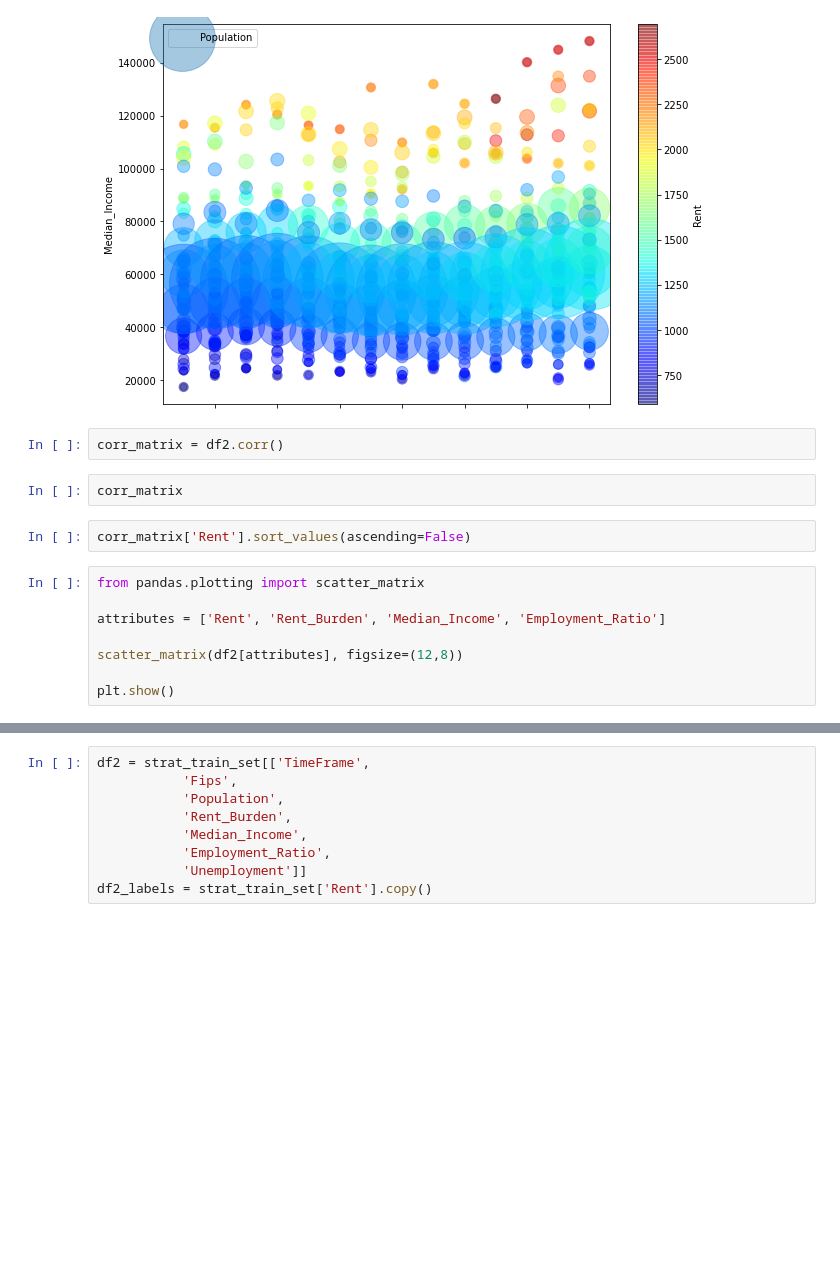
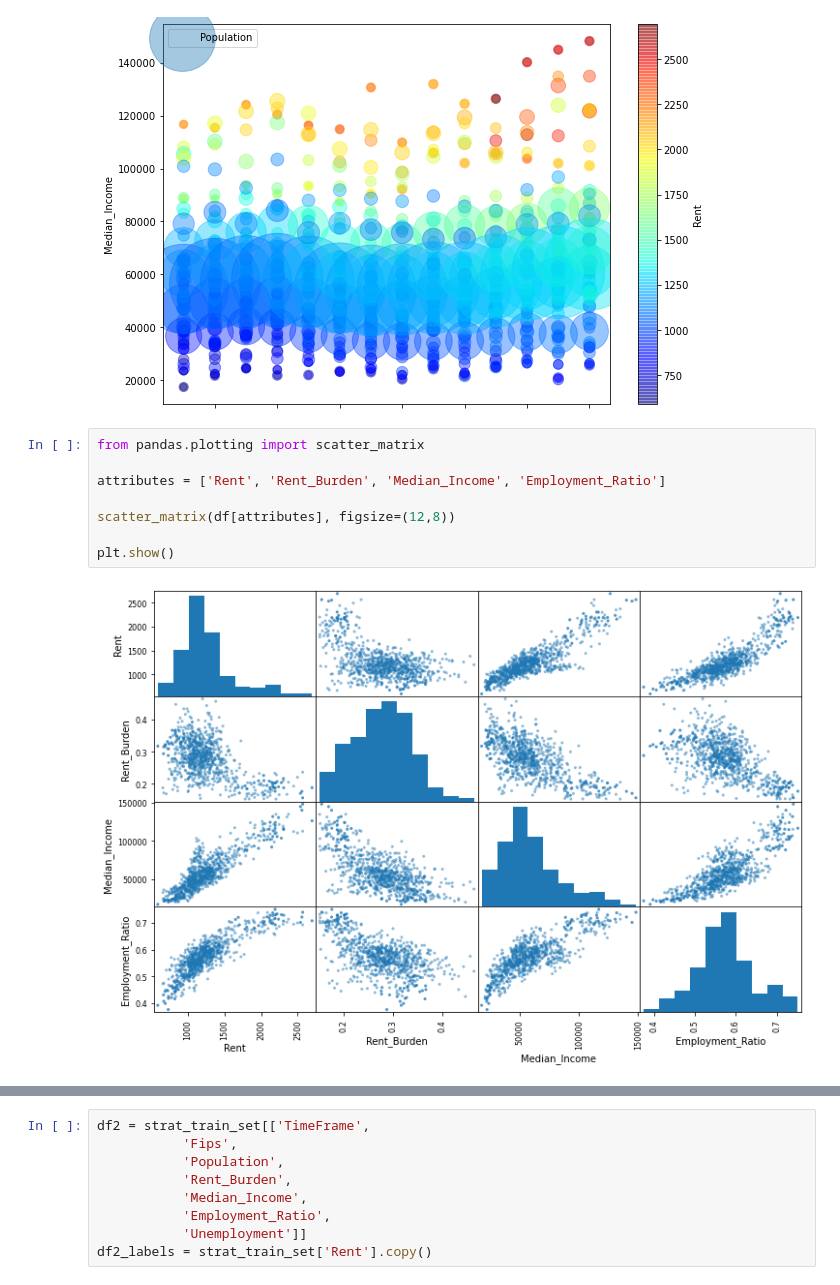
Before and after one commit to aforshee/machinelearning, a Jupyter notebook: Dev/TT/eda-tt.ipynb, the cells around one changed output, grey strips where cells are left out. Saved outputs shown, nothing was run; the diff lists cells and outputs as text; blank space fills up the shorter version.

```diff
--- a/Dev/TT/eda-tt.ipynb
+++ b/Dev/TT/eda-tt.ipynb
@@ -375,18 +366,14 @@ plt.legend()
 # %% [output]
 <matplotlib.legend.Legend at 0x...>
 [figure]
-# %%
-corr_matrix = df2.corr()
-# %%
-corr_matrix
-# %%
-corr_matrix['Rent'].sort_values(ascending=False)
 # %%
 from pandas.plotting import scatter_matrix
 
 attributes = ['Rent', 'Rent_Burden', 'Median_Income', 'Employment_Ratio']
 
-scatter_matrix(df2[attributes], figsize=(12,8))
+scatter_matrix(df[attributes], figsize=(12,8))
 
 plt.show()
+# %% [output]
+[figure, added]
 # %%
```
Also changed, not shown: parts of 38 cells of this notebook.
